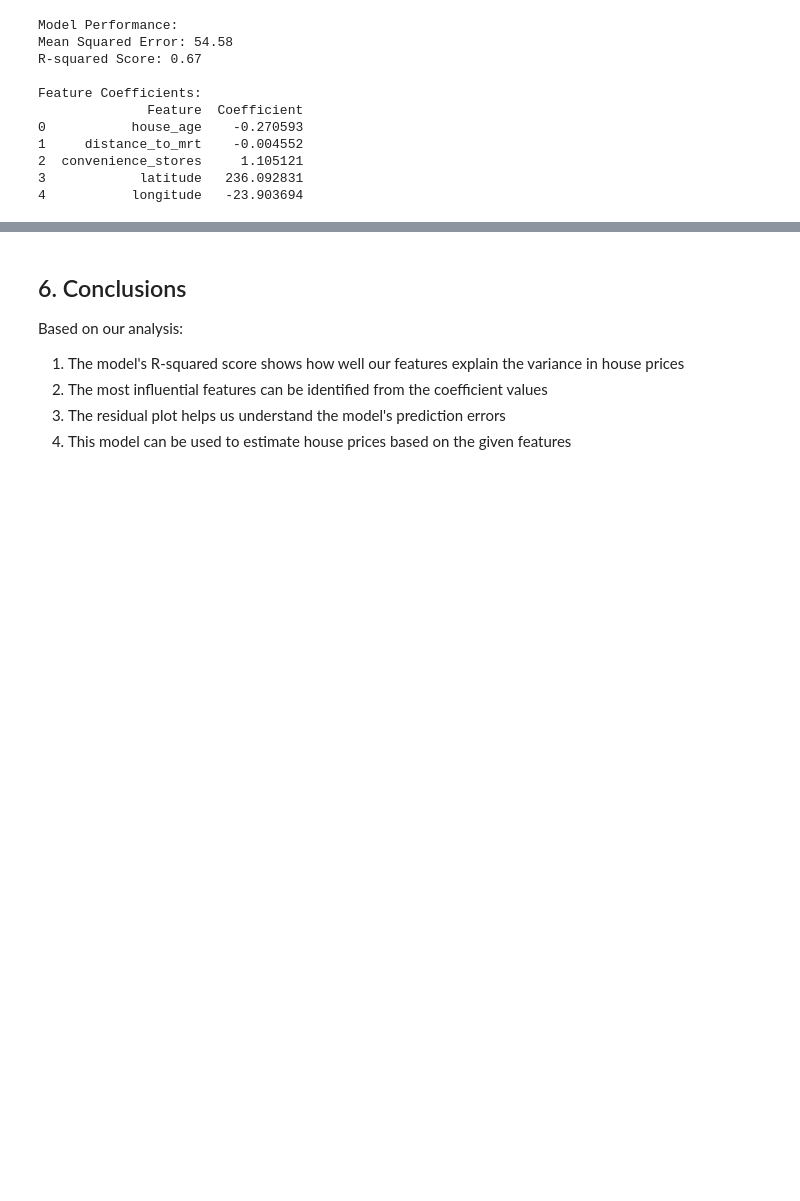
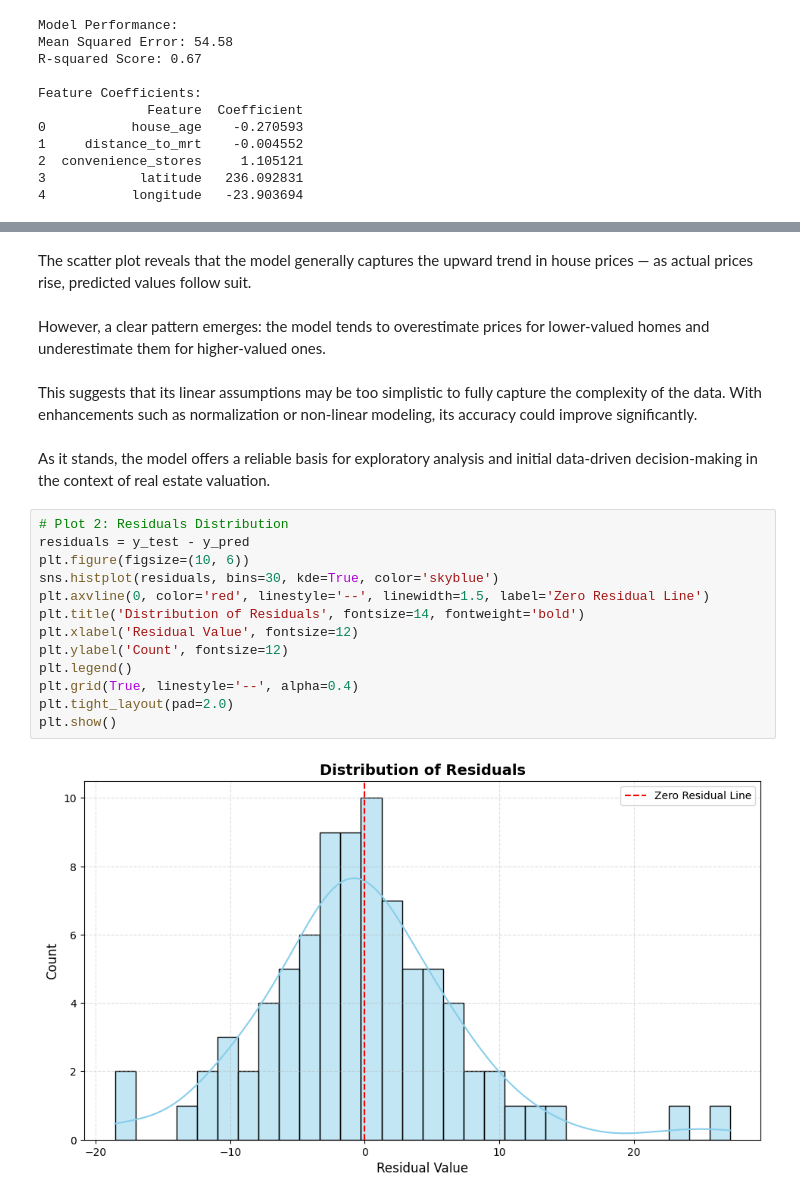
Before and after one commit to chrisjason0505/REAL-ESTATE-PREDICTIONS-, a Jupyter notebook: real_estate_analysis.ipynb, the cells around one changed output, grey strips where cells are left out. Saved outputs shown, nothing was run; the diff lists cells and outputs as text; blank space fills up the shorter version.

```diff
--- a/real_estate_analysis.ipynb
+++ b/real_estate_analysis.ipynb
@@ -171,8 +293,23 @@ plt.show()
-# %% [markdown]
-## 6. Conclusions
-
-Based on our analysis:
-1. The model's R-squared score shows how well our features explain the variance in house prices
-2. The most influential features can be identified from the coefficient values
-3. The residual plot helps us understand the model's prediction errors
-4. This model can be used to estimate house prices based on the given features
+# %% [markdown]
+The scatter plot reveals that the model generally captures the upward trend in house prices — as actual prices rise, predicted values follow suit.
+# %% [markdown]
+However, a clear pattern emerges: the model tends to overestimate prices for lower-valued homes and underestimate them for higher-valued ones.
+# %% [markdown]
+This suggests that its linear assumptions may be too simplistic to fully capture the complexity of the data. With enhancements such as normalization or non-linear modeling, its accuracy could improve significantly.
+# %% [markdown]
+As it stands, the model offers a reliable basis for exploratory analysis and initial data-driven decision-making in the context of real estate valuation.
+# %%
+# Plot 2: Residuals Distribution
+residuals = y_test - y_pred
+plt.figure(figsize=(10, 6))
+sns.histplot(residuals, bins=30, kde=True, color='skyblue')
+plt.axvline(0, color='red', linestyle='--', linewidth=1.5, label='Zero Residual Line')
+plt.title('Distribution of Residuals', fontsize=14, fontweight='bold')
+plt.xlabel('Residual Value', fontsize=12)
+plt.ylabel('Count', fontsize=12)
+plt.legend()
+plt.grid(True, linestyle='--', alpha=0.4)
+plt.tight_layout(pad=2.0)
+plt.show()
+# %% [output]
+[figure, added]
```
Also changed, not shown: parts of 33 cells of this notebook.
